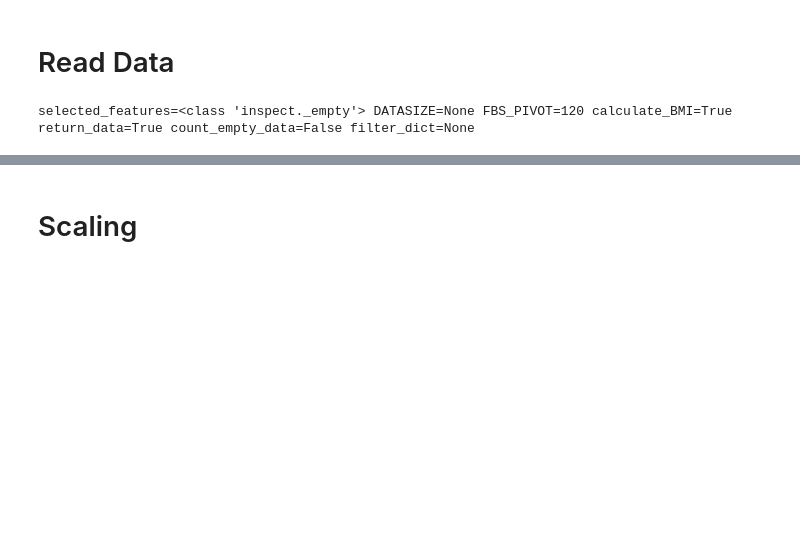
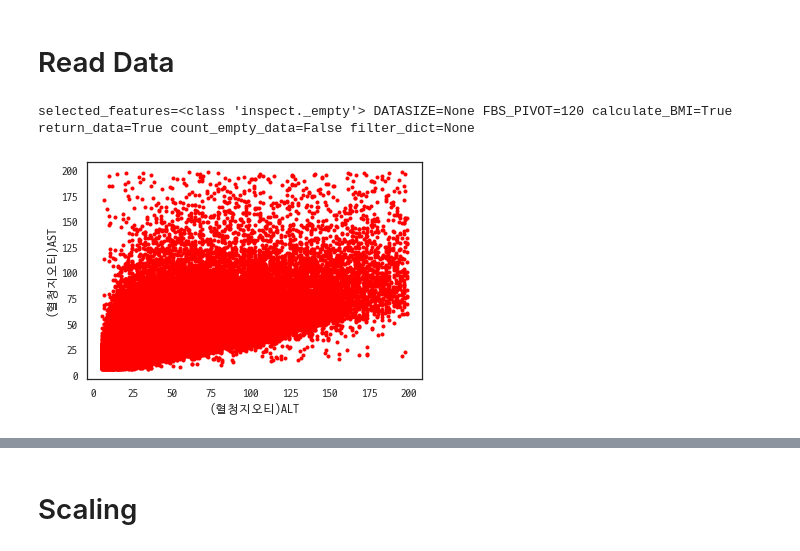
Before and after one commit to Yoonkeee/2021SS_DatabaseApplication, a Jupyter notebook: Diabetes Modeling.ipynb, the cells around one changed output, grey strips where cells are left out. Saved outputs shown, nothing was run; the diff lists cells and outputs as text; code cells hidden in the pictures; blank space fills up the shorter version.

Commit message:
Added Visualization, Fixed Filtering Error

```diff
--- a/Diabetes Modeling.ipynb
+++ b/Diabetes Modeling.ipynb
@@ -17,9 +17,11 @@ from numpy import random as rnd
 import matplotlib.pyplot as plt
 import matplotlib.pyplot as pyplot
 from sklearn.utils import shuffle
+from scipy.stats import gaussian_kde
 import matplotlib.font_manager as fm
 from sklearn.metrics import f1_score
 from sklearn.metrics import roc_curve
+from mpl_toolkits.mplot3d import Axes3D
 from sklearn.metrics import make_scorer
 from IPython.display import clear_output
 from sklearn.metrics import accuracy_score
@@ -32,6 +34,8 @@ from sklearn.metrics import classification_report
 from sklearn.linear_model import LogisticRegression
 from sklearn.model_selection import train_test_split
 from sklearn.linear_model import LogisticRegressionCV
+plt.rcParams['font.family']='D2Coding'
+plt.rcParams['axes.unicode_minus'] = False
 # %%
 !ls
 # %% [markdown]
@@ -318,0 +445,7 @@ selected_features=<class 'inspect._empty'> DATASIZE=None FBS_PIVOT=120 calculate
+# %%
+test = ReadData(2017)
+test.read(selected_features, FBS_PIVOT=140, filter_dict=filter_dict, return_data=False, keep_FBS=True)
+clear_output()
+test.show_plt('(혈청지오티)ALT', '(혈청지오티)AST')
+# %% [output]
+[figure, added]
```
Also changed, not shown: parts of 20 cells of this notebook.
